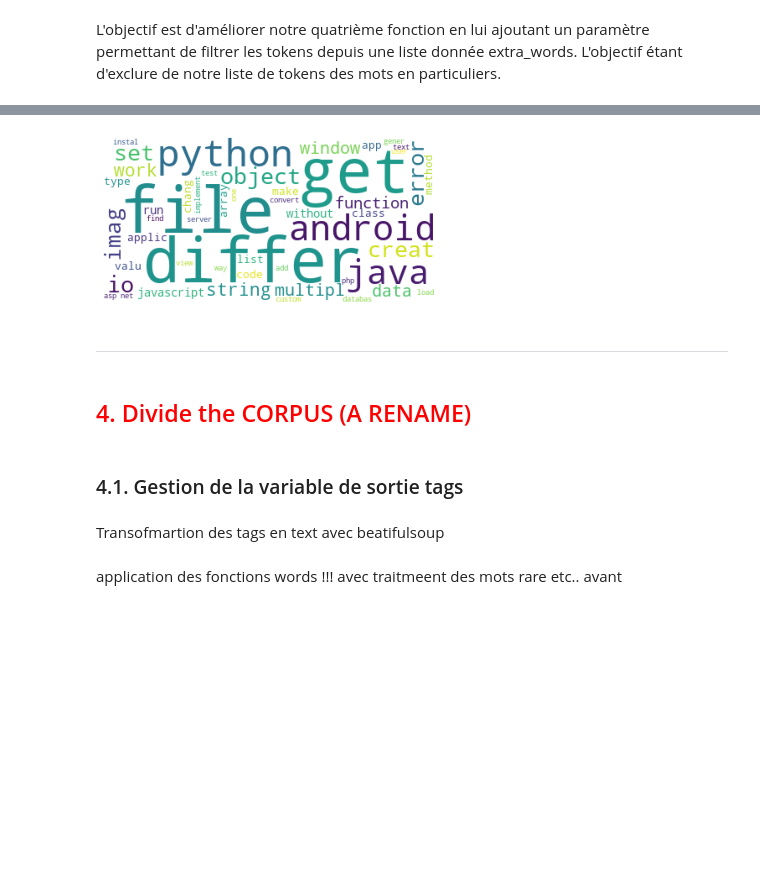
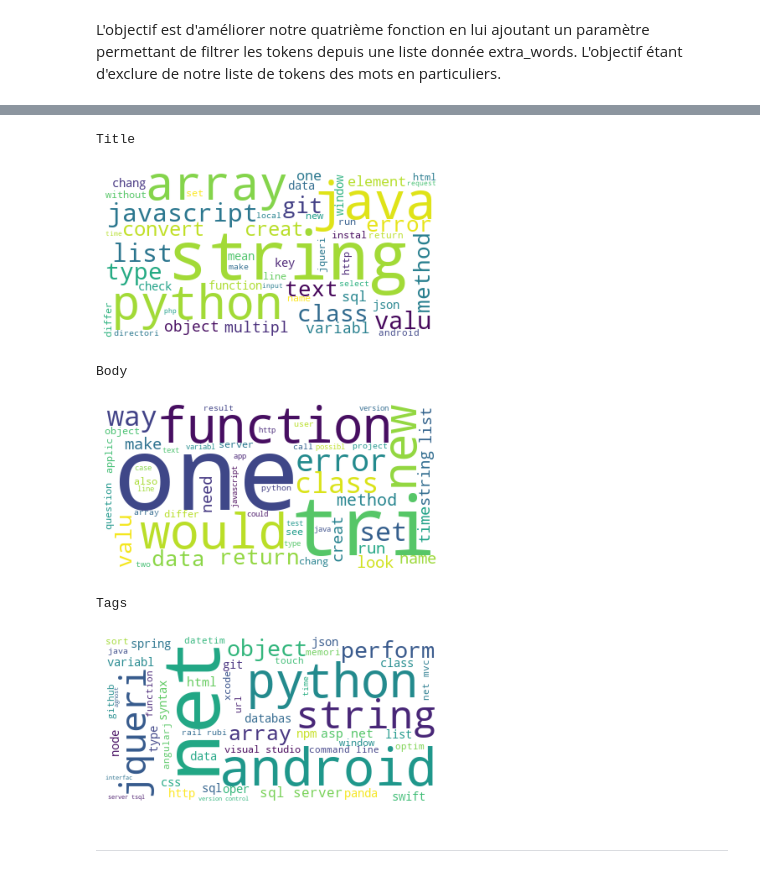
Before and after one commit to hurvoya/05---categorisation-question, a Jupyter notebook: first one.ipynb, the cells around one changed output, grey strips where cells are left out. Saved outputs shown, nothing was run; the diff lists cells and outputs as text; code cells hidden in the pictures; blank space fills up the shorter version.

```diff
--- a/first one.ipynb
+++ b/first one.ipynb
@@ -1314,7 +1672,7 @@ def process_text_4(doc,
     ##########################################
 
     #stem or lem
-    if lemm_or_stemm =="len" :
+    if lemm_or_stemm =="lem" :
         trans = WordNetLemmatizer()
         trans_text = [trans.lemmatize(i) for i in alpha_tokens]
     else :
@@ -1474,7 +1831,7 @@ def process_text_5(doc,
     ##########################################
 
     #stem or lem
-    if lemm_or_stemm =="len" :
+    if lemm_or_stemm =="lem" :
         trans = WordNetLemmatizer()
         trans_text = [trans.lemmatize(i) for i in alpha_tokens]
     else :
@@ -1508,4 +1865,4 @@ def process_text_5(doc,
     return final
 # %%
 #Création d'une liste de extrawords :
-words_to_exclude = ["use"]
+words_to_exclude = ["use", "get", "code", "file", "like", "work"]
@@ -1518,0 +1869,13 @@ nb tokens 127738, nb tokens uniques 5622
+# %%
+#Utilisation de notre deuxième fonction de cleaning / obtention des tokens :
+print("Title :")
+corpus_title = process_text_5(raw_corpus_title, list_rare_words=List_unique_words, extra_words = words_to_exclude, rejoin = False)
+display_tokens_info(corpus_title)
+
+print("\nBody :")
+corpus_body = process_text_5(raw_corpus_body, list_rare_words=List_unique_words, extra_words = words_to_exclude, rejoin = False)
+display_tokens_info(corpus_body)
+
+print("\nTags :")
+corpus_tags = process_text_5(raw_corpus_tags, list_rare_words=List_unique_words, extra_words = words_to_exclude, rejoin = False)
+display_tokens_info(corpus_tags)
@@ -1536,15 +1946,17 @@ Length: 5622, dtype: int64
 # %%
 #word cloud :
-use_wordcloud(corpus)
+print("Title")
+use_wordcloud(corpus_title)
+print("Body")
+use_wordcloud(corpus_body)
+print("Tags")
+use_wordcloud(corpus_tags)
 # %% [output]
+Title
-[figure, old version]
+[figure, new version]
+Body
+[figure, added]
+Tags
+[figure, added]
 # %% [markdown]
 ---------
-# %% [markdown]
-## <font color = red>4. Divide the CORPUS (A RENAME)</font>
-# %% [markdown]
-### 4.1. Gestion de la variable de sortie tags
-# %% [markdown]
-Transofmartion des tags en text avec beatifulsoup
-# %% [markdown]
-application des fonctions words !!! avec traitmeent des mots rare etc.. avant
```
Also changed, not shown: parts of 124 cells of this notebook, 2 other files.
